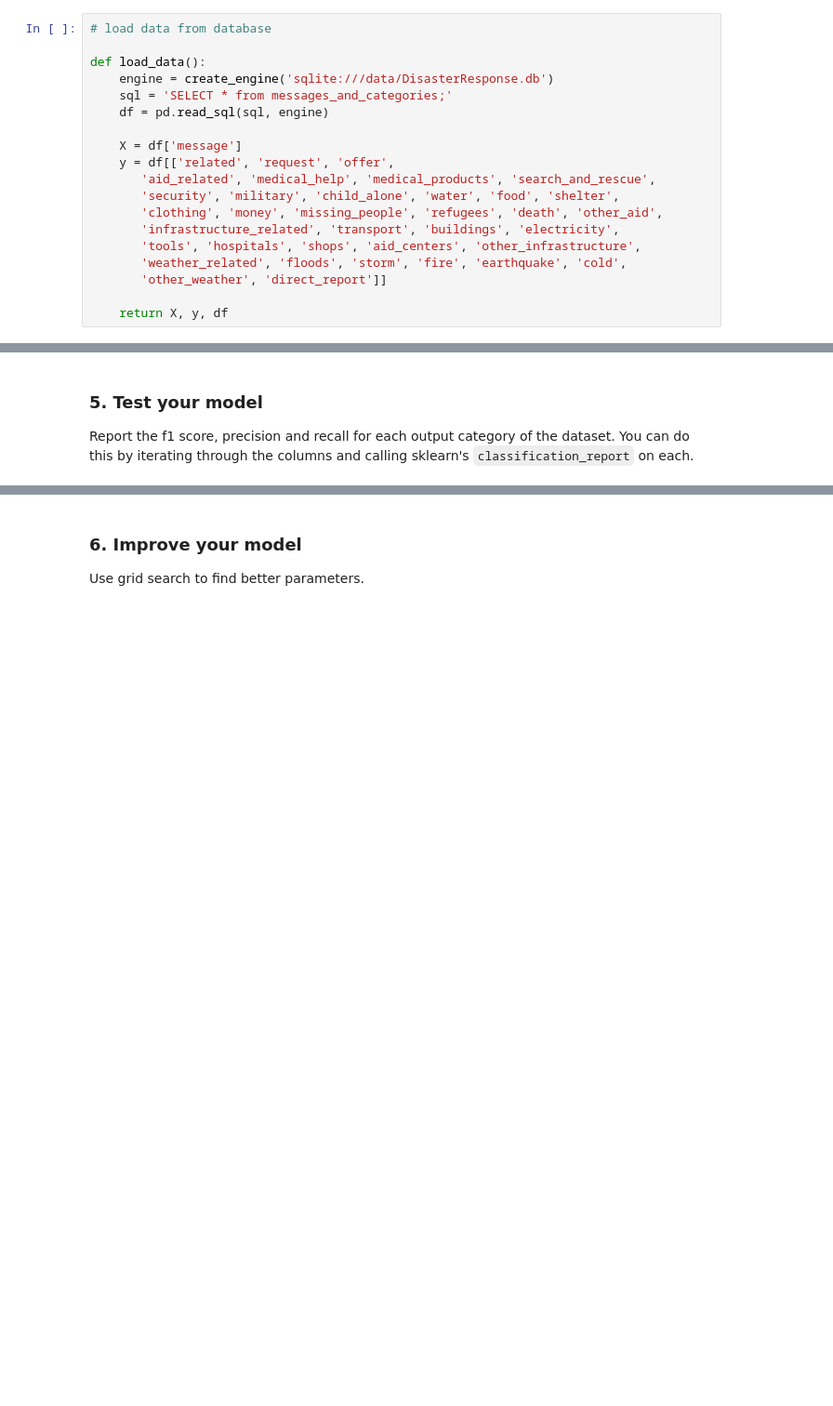
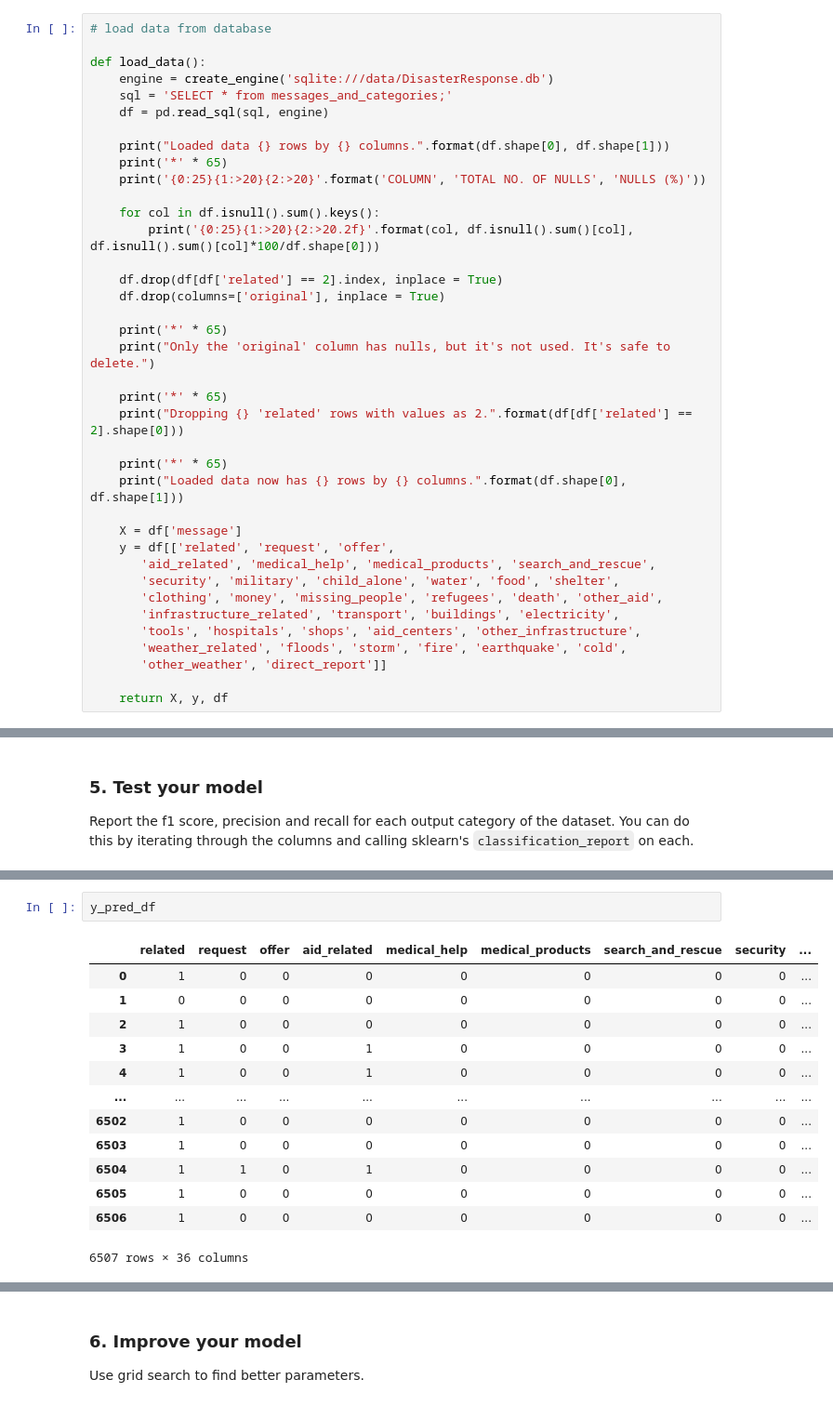
Before and after one commit to Bboofs/disaster_response, a Jupyter notebook: ML Pipeline Preparation.ipynb, the cells around one changed output, grey strips where cells are left out. Shown at 93% size. Cells and saved outputs as stored; diff of their text form; blank space fills up the shorter version.

```diff
--- a/ML Pipeline Preparation.ipynb
+++ b/ML Pipeline Preparation.ipynb
@@ -41,6 +41,25 @@ def load_data():
     engine = create_engine('sqlite:///data/DisasterResponse.db')
     sql = 'SELECT * from messages_and_categories;'
     df = pd.read_sql(sql, engine)
+
+    print("Loaded data {} rows by {} columns.".format(df.shape[0], df.shape[1]))
+    print('*' * 65)
+    print('{0:25}{1:>20}{2:>20}'.format('COLUMN', 'TOTAL NO. OF NULLS', 'NULLS (%)'))
+
+    for col in df.isnull().sum().keys():
+        print('{0:25}{1:>20}{2:>20.2f}'.format(col, df.isnull().sum()[col], df.isnull().sum()[col]*100/df.shape[0]))
+
+    df.drop(df[df['related'] == 2].index, inplace = True)
+    df.drop(columns=['original'], inplace = True)
+
+    print('*' * 65)
+    print("Only the 'original' column has nulls, but it's not used. It's safe to delete.")
+
+    print('*' * 65)
+    print("Dropping {} 'related' rows with values as 2.".format(df[df['related'] == 2].shape[0]))
+
+    print('*' * 65)
+    print("Loaded data now has {} rows by {} columns.".format(df.shape[0], df.shape[1]))
 
     X = df['message']
     y = df[['related', 'request', 'offer',
@@ -235 +270,17 @@ direct_report             0.835978
 dtype: float64
+# %%
+y_pred_df
+# %% [output]
+|  | related | request | offer | aid_related | medical_help | medical_products | search_and_rescue | security | ... |
+| 0 | 1 | 0 | 0 | 0 | 0 | 0 | 0 | 0 | ... |
+| 1 | 0 | 0 | 0 | 0 | 0 | 0 | 0 | 0 | ... |
+| 2 | 1 | 0 | 0 | 0 | 0 | 0 | 0 | 0 | ... |
+| 3 | 1 | 0 | 0 | 1 | 0 | 0 | 0 | 0 | ... |
+| 4 | 1 | 0 | 0 | 1 | 0 | 0 | 0 | 0 | ... |
+| ... | ... | ... | ... | ... | ... | ... | ... | ... | ... |
+| 6502 | 1 | 0 | 0 | 0 | 0 | 0 | 0 | 0 | ... |
+| 6503 | 1 | 0 | 0 | 0 | 0 | 0 | 0 | 0 | ... |
+| 6504 | 1 | 1 | 0 | 1 | 0 | 0 | 0 | 0 | ... |
+| 6505 | 1 | 0 | 0 | 0 | 0 | 0 | 0 | 0 | ... |
+| 6506 | 1 | 0 | 0 | 0 | 0 | 0 | 0 | 0 | ... |
+6507 rows × 36 columns
```
Also changed, not shown: parts of 19 cells of this notebook, 43 other files.
